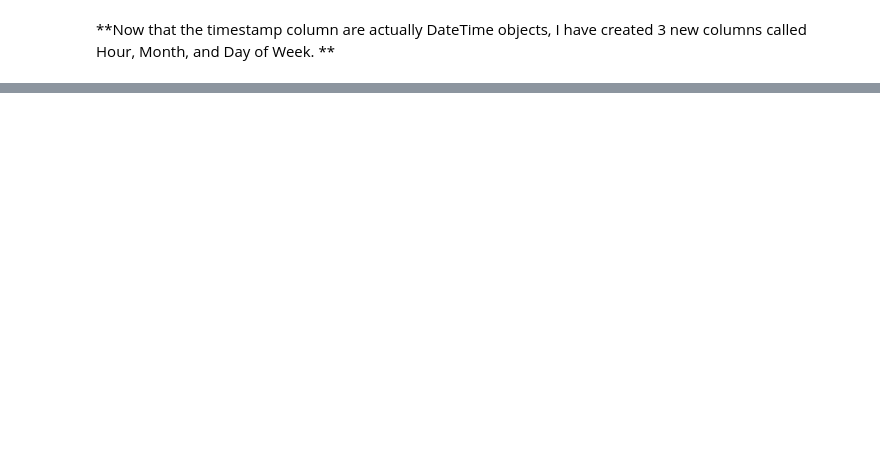
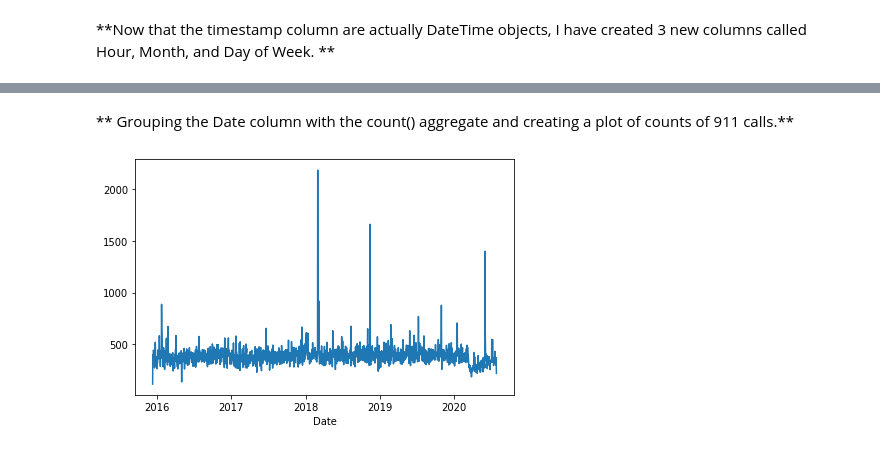
Before and after one commit to Anirudh-004/capstone-project, a Jupyter notebook: 01-911 Calls Data Analysis and Visualization Project.ipynb, the cells around one changed output, grey strips where cells are left out. Cells and saved outputs as stored; diff of their text form; code cells hidden in the pictures; blank space fills up the shorter version.

```diff
--- a/01-911 Calls Data Analysis and Visualization Project.ipynb
+++ b/01-911 Calls Data Analysis and Visualization Project.ipynb
@@ -191,0 +156,9 @@ ____
+# %%
+df['Date'] = df['timeStamp'].dt.date
+# %% [markdown]
+** Grouping the Date column with the count() aggregate and creating a plot of counts of 911 calls.**
+# %%
+df.groupby('Date').count()['twp'].plot()
+plt.tight_layout()
+# %% [output]
+[figure, added]
```
Also changed, not shown: parts of 45 cells of this notebook, 1 other file.
